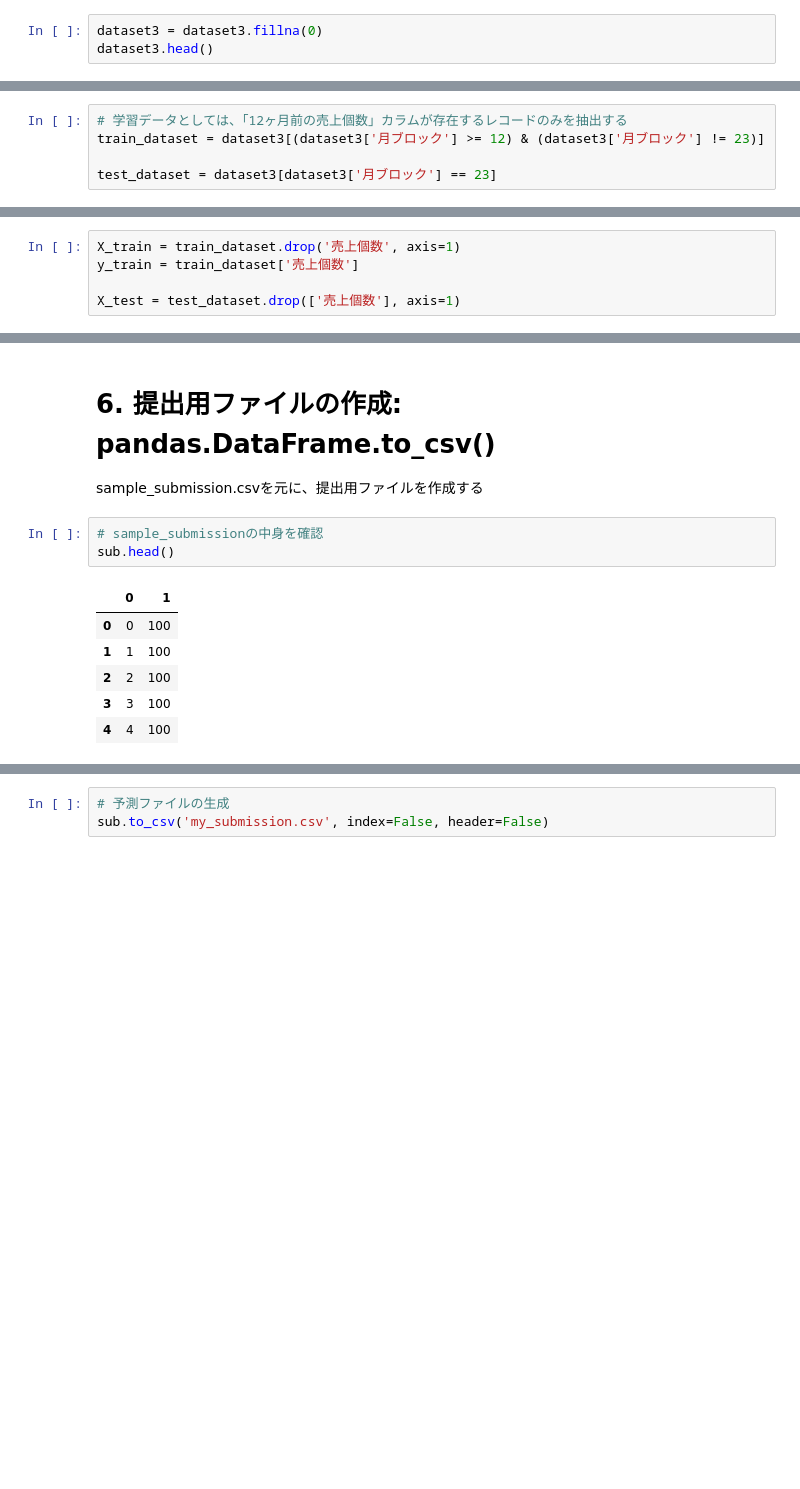
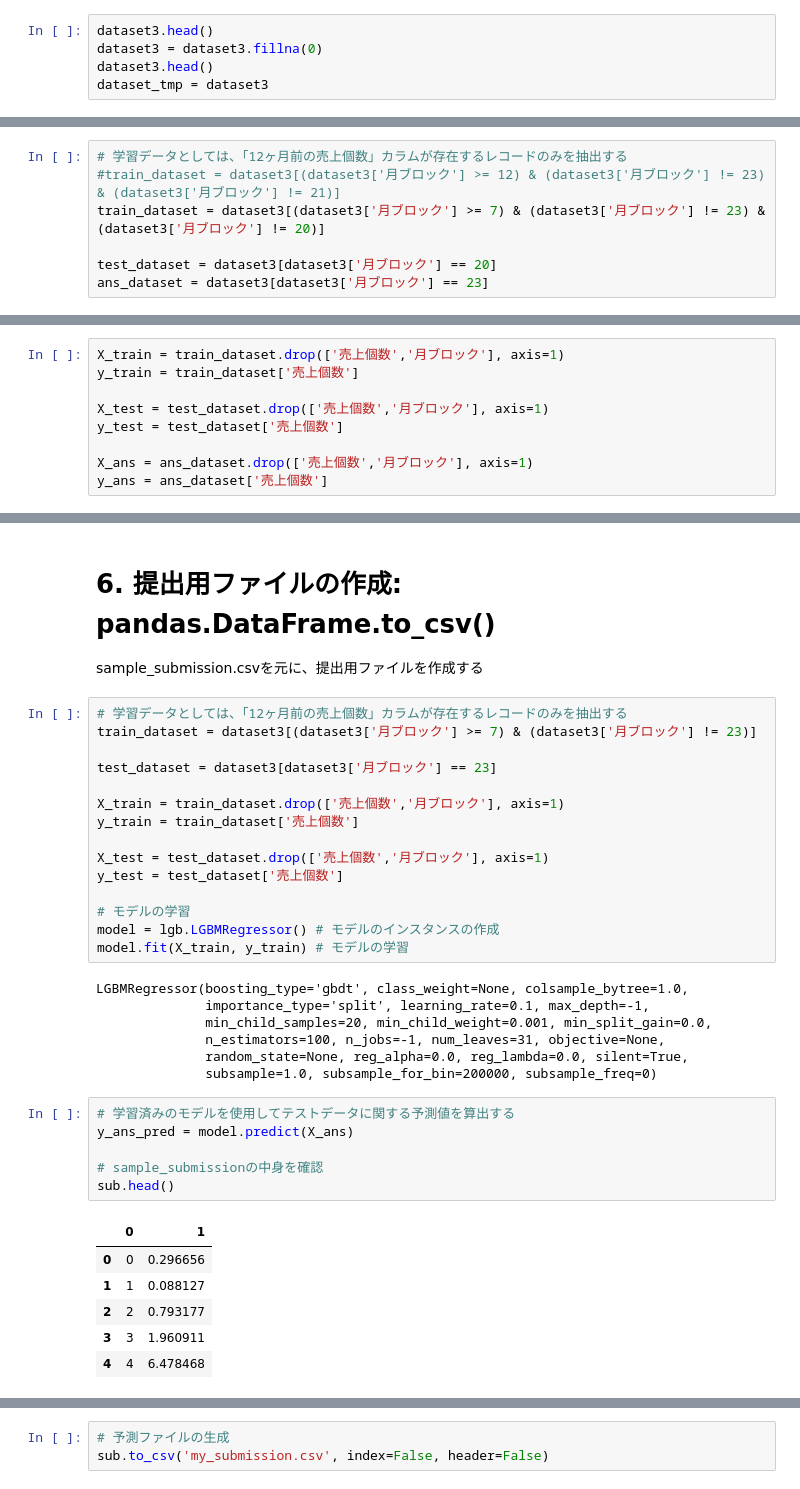
Before and after one commit to yydevelop/kaggle, a Jupyter notebook: PBL01_sample_code.ipynb, the cells around one changed output, grey strips where cells are left out. Cells and saved outputs as stored; diff of their text form; blank space fills up the shorter version.

```diff
--- a/PBL01_sample_code.ipynb
+++ b/PBL01_sample_code.ipynb
@@ -531,5 +569,7 @@ dataset3['月'] = dataset3['月'].astype(int)
 # %% [markdown]
 ### 欠損値を0で埋める
 # %%
+dataset3.head()
 dataset3 = dataset3.fillna(0)
 dataset3.head()
+dataset_tmp = dataset3
@@ -546,9 +629,11 @@ dataset3.head()
 ### データセットを学習用とテスト用に分割する
 # %%
 # 学習データとしては、「12ヶ月前の売上個数」カラムが存在するレコードのみを抽出する
-train_dataset = dataset3[(dataset3['月ブロック'] >= 12) & (dataset3['月ブロック'] != 23)]
+#train_dataset = dataset3[(dataset3['月ブロック'] >= 12) & (dataset3['月ブロック'] != 23) & (dataset3['月ブロック'] != 21)]
+train_dataset = dataset3[(dataset3['月ブロック'] >= 7) & (dataset3['月ブロック'] != 23) & (dataset3['月ブロック'] != 20)]
 
-test_dataset = dataset3[dataset3['月ブロック'] == 23]
+test_dataset = dataset3[dataset3['月ブロック'] == 20]
+ans_dataset = dataset3[dataset3['月ブロック'] == 23]
 # %%
 train_dataset
 # %% [output]
@@ -584,10 +669,14 @@ test_dataset
 # %% [markdown]
 ### データセットを入力値、目標値に分割
 # %%
-X_train = train_dataset.drop('売上個数', axis=1)
+X_train = train_dataset.drop(['売上個数','月ブロック'], axis=1)
 y_train = train_dataset['売上個数']
 
-X_test = test_dataset.drop(['売上個数'], axis=1)
+X_test = test_dataset.drop(['売上個数','月ブロック'], axis=1)
+y_test = test_dataset['売上個数']
+
+X_ans = ans_dataset.drop(['売上個数','月ブロック'], axis=1)
+y_ans = ans_dataset['売上個数']
 # %% [markdown]
 # 5. モデリング
 - <font color="#FF0000"><strong>【ポイント】利用するモデルによっても予測精度は変わります。様々なモデル×パラメータチューニングを試してみましょう。</strong></font>
@@ -612,15 +709,40 @@ array([0.81834083, 0.80720594, 0.79607104, ..., 0.21939857, 0.20826367,
 # 6. 提出用ファイルの作成: pandas.DataFrame.to_csv()
 
 sample_submission.csvを元に、提出用ファイルを作成する
+# %%
+# 学習データとしては、「12ヶ月前の売上個数」カラムが存在するレコードのみを抽出する
+train_dataset = dataset3[(dataset3['月ブロック'] >= 7) & (dataset3['月ブロック'] != 23)]
+
+test_dataset = dataset3[dataset3['月ブロック'] == 23]
+
+X_train = train_dataset.drop(['売上個数','月ブロック'], axis=1)
+y_train = train_dataset['売上個数']
+
+X_test = test_dataset.drop(['売上個数','月ブロック'], axis=1)
+y_test = test_dataset['売上個数']
+
+# モデルの学習
+model = lgb.LGBMRegressor() # モデルのインスタンスの作成
+model.fit(X_train, y_train) # モデルの学習
+# %% [output]
+LGBMRegressor(boosting_type='gbdt', class_weight=None, colsample_bytree=1.0,
+              importance_type='split', learning_rate=0.1, max_depth=-1,
+              min_child_samples=20, min_child_weight=0.001, min_split_gain=0.0,
+              n_estimators=100, n_jobs=-1, num_leaves=31, objective=None,
+              random_state=None, reg_alpha=0.0, reg_lambda=0.0, silent=True,
+              subsample=1.0, subsample_for_bin=200000, subsample_freq=0)
 # %%
+# 学習済みのモデルを使用してテストデータに関する予測値を算出する
+y_ans_pred = model.predict(X_ans)
+
 # sample_submissionの中身を確認
 sub.head()
 # %% [output]
 |  | 0 | 1 |
-| 0 | 0 | 100 |
-| 1 | 1 | 100 |
-| 2 | 2 | 100 |
-| 3 | 3 | 100 |
-| 4 | 4 | 100 |
+| 0 | 0 | 0.296656 |
+| 1 | 1 | 0.088127 |
+| 2 | 2 | 0.793177 |
+| 3 | 3 | 1.960911 |
+| 4 | 4 | 6.478468 |
 # %%
 # sample_submissionの右側のカラムに予測値を代入する。
```
Also changed, not shown: parts of 16 cells of this notebook.
